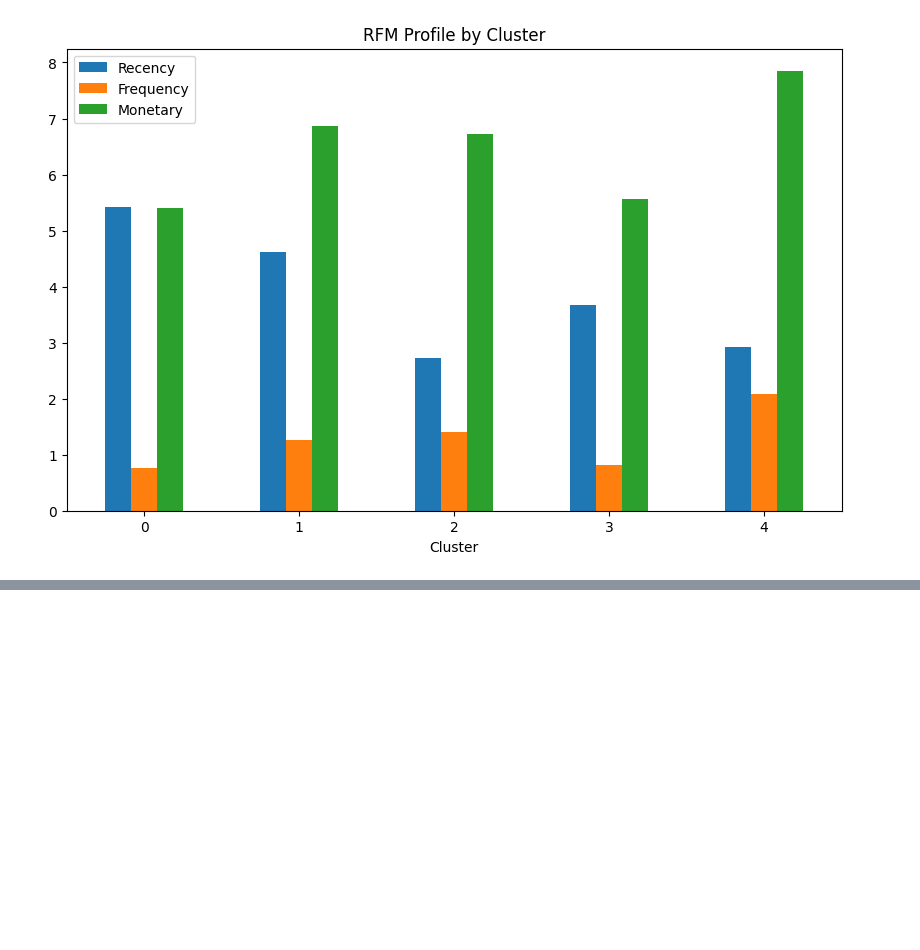
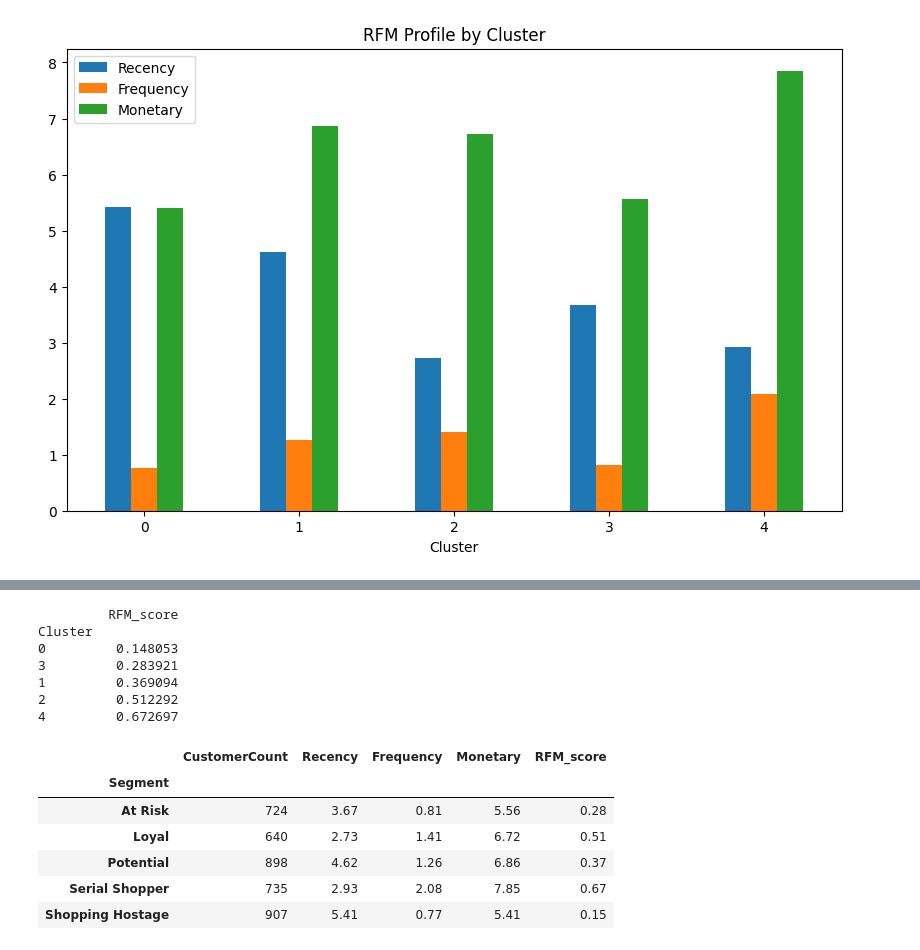
Before and after one commit to gorkemyencak/online-retail-clustering, a Jupyter notebook: main.ipynb, the cells around one changed output, grey strips where cells are left out. Cells and saved outputs as stored; diff of their text form; code cells hidden in the pictures; blank space fills up the shorter version.

```diff
--- a/main.ipynb
+++ b/main.ipynb
@@ -531,0 +585,42 @@ plt.show()
+# %%
+# Assigning business interpretable cluster definitions based on ranking
+cluster_rfm_score = rfm_final.groupby('Cluster').agg({'RFM_score': 'mean'}).sort_values(by='RFM_score')
+print(cluster_rfm_score)
+
+# Mapping dictionary
+ranked_clusters = cluster_rfm_score.index.to_list()
+cluster_def = {
+    ranked_clusters[0]: 'Shopping Hostage',
+    ranked_clusters[1]: 'At Risk',
+    ranked_clusters[2]: 'Potential',
+    ranked_clusters[3]: 'Loyal',
+    ranked_clusters[4]: 'Serial Shopper'
+}
+
+# Assigning cluster definitions
+rfm_final['Segment'] = rfm_final['Cluster'].map(cluster_def)
+
+# Segment-level summary table
+summary_per_segment = rfm_final.groupby('Segment').agg({
+    'Cluster': 'count',
+    'Recency': 'mean',
+    'Frequency': 'mean',
+    'Monetary': 'mean',
+    'RFM_score': 'mean'
+}).rename(columns = {'Cluster': 'CustomerCount'}).round(2)
+summary_per_segment
+# %% [output]
+         RFM_score
+Cluster
+0         0.148053
+3         0.283921
+1         0.369094
+2         0.512292
+4         0.672697
+|  | CustomerCount | Recency | Frequency | Monetary | RFM_score |
+| Segment |  |  |  |  |  |
+| At Risk | 724 | 3.67 | 0.81 | 5.56 | 0.28 |
+| Loyal | 640 | 2.73 | 1.41 | 6.72 | 0.51 |
+| Potential | 898 | 4.62 | 1.26 | 6.86 | 0.37 |
+| Serial Shopper | 735 | 2.93 | 2.08 | 7.85 | 0.67 |
+| Shopping Hostage | 907 | 5.41 | 0.77 | 5.41 | 0.15 |
```
Also changed, not shown: parts of 8 cells of this notebook.
